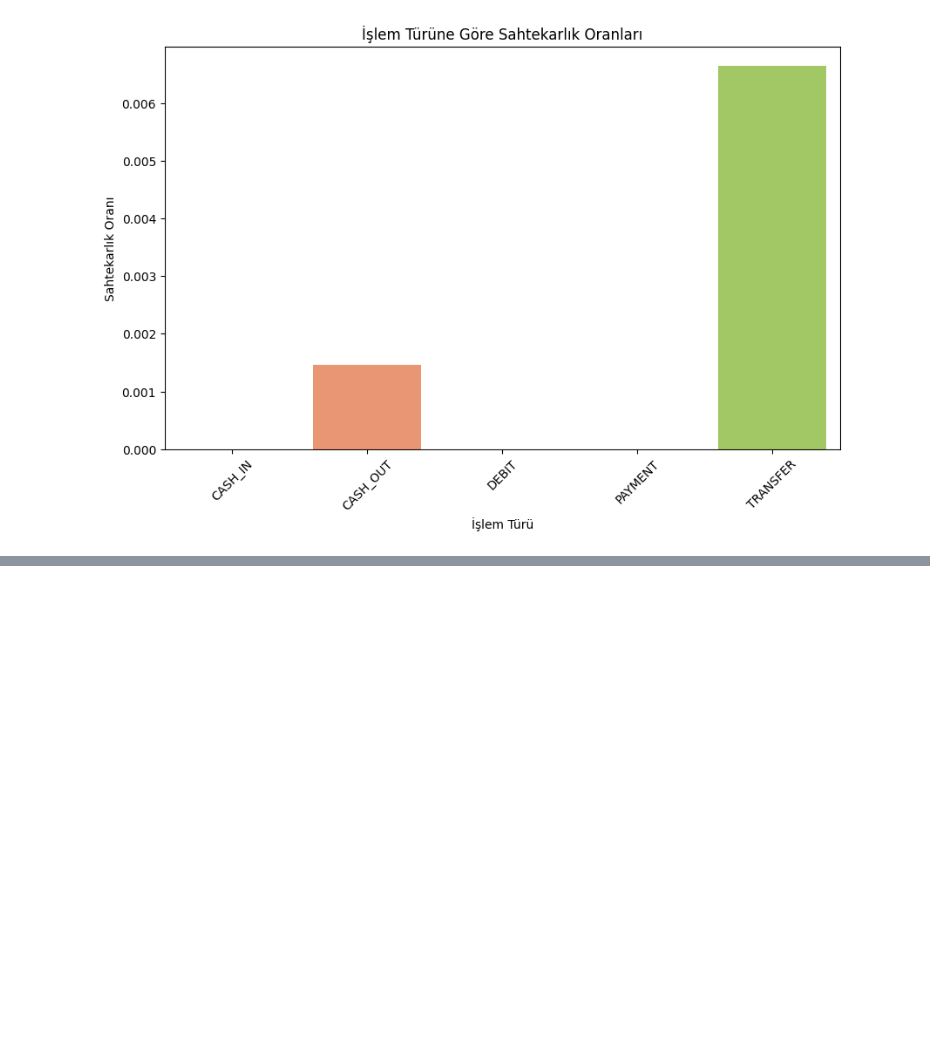
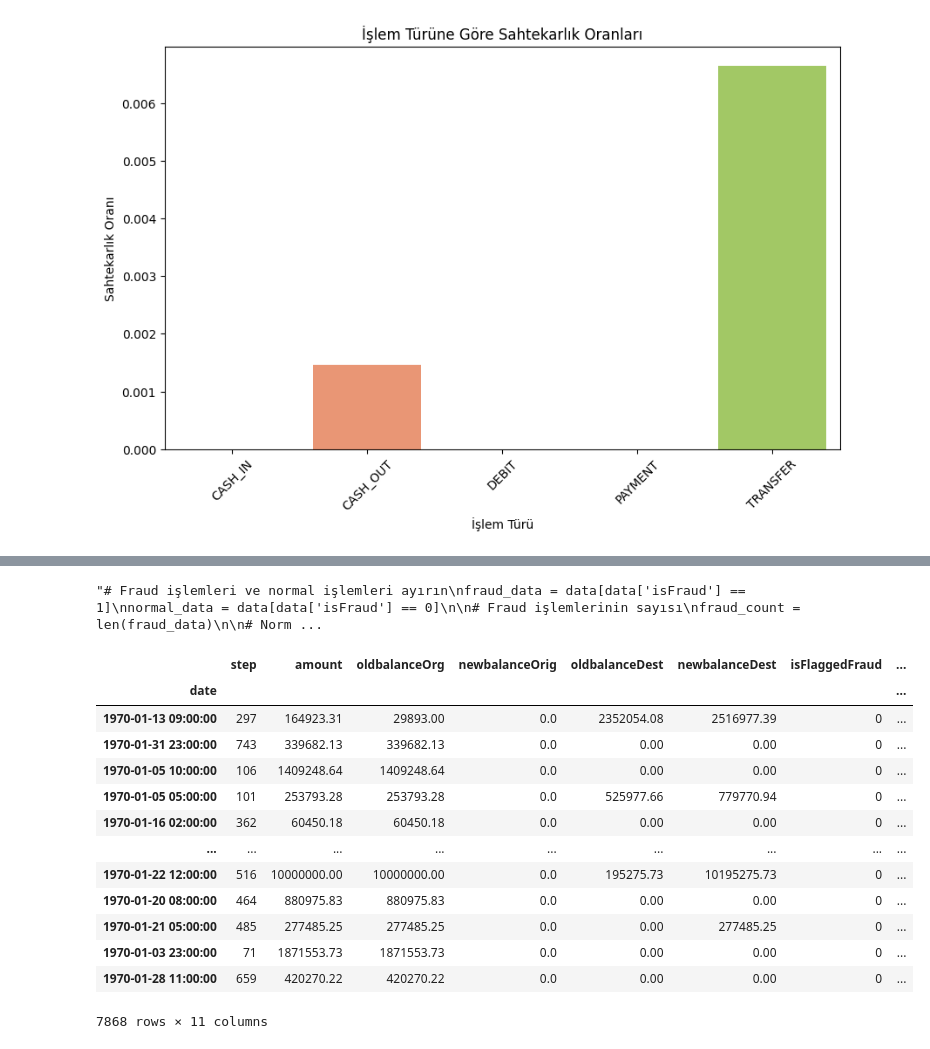
Before and after one commit to Muhammedali26/Projects, a Jupyter notebook: Synthetic-data-fraud-detection/main_ipynb_adlı_not_defterinin_kopyası.ipynb, the cells around one changed output, grey strips where cells are left out. Drawn from its saved outputs; the diff is of its cells as text; code cells hidden in the pictures; blank space fills up the shorter version.

```diff
--- a/Synthetic-data-fraud-detection/main_ipynb_adlı_not_defterinin_kopyası.ipynb
+++ b/Synthetic-data-fraud-detection/main_ipynb_adlı_not_defterinin_kopyası.ipynb
@@ -939,0 +1048,2 @@ plt.show()
+# %%
+data.drop(["type"],axis=1,inplace=True)
@@ -939,0 +1076,2 @@ plt.show()
+# %%
+data = data.dropna(how="any")
@@ -939,0 +1095,2 @@ plt.show()
+# %%
+data.drop(["nameDest","nameOrig"],axis=1,inplace=True)
@@ -939,0 +1131,43 @@ plt.show()
+# %%
+"""# Fraud işlemleri ve normal işlemleri ayırın
+fraud_data = data[data['isFraud'] == 1]
+normal_data = data[data['isFraud'] == 0]
+
+# Fraud işlemlerinin sayısı
+fraud_count = len(fraud_data)
+
+# Normal işlemlerden daha az örneklem alın
+sample_ratio = 0.2  # Örneklem oranını ayarlayın
+normal_sample = normal_data.sample(n=int(fraud_count * sample_ratio), random_state=42)
+
+# Fraud işlemleri ile normal işlemleri birleştirin
+sample_data = pd.concat([fraud_data, normal_sample])
+
+# Örneklem veriyi kullanarak işlemlerin örneklem verisini çıkarın
+X_sample = sample_data.drop(['isFraud'], axis=1)
+y_sample = sample_data['isFraud']
+
+# Eğitim ve test verisi olarak ayırın
+X_train, X_test, y_train, y_test = train_test_split(X_sample, y_sample, test_size=0.2, random_state=42)
+
+# Örneklem veriyi kullanarak modelinizi eğitin ve değerlendirin
+# ... (Random Forest veya diğer bir algoritma ile model eğitimi ve değerlendirmesi)"""
+# %% [output]
+"# Fraud işlemleri ve normal işlemleri ayırın\nfraud_data = data[data['isFraud'] == 1]\nnormal_data = data[data['isFraud'] == 0]\n\n# Fraud işlemlerinin sayısı\nfraud_count = len(fraud_data)\n\n# Norm ...
+# %%
+X_train
+# %% [output]
+|  | step | amount | oldbalanceOrg | newbalanceOrig | oldbalanceDest | newbalanceDest | isFlaggedFraud | ... |
+| date |  |  |  |  |  |  |  | ... |
+| 1970-01-13 09:00:00 | 297 | 164923.31 | 29893.00 | 0.0 | 2352054.08 | 2516977.39 | 0 | ... |
+| 1970-01-31 23:00:00 | 743 | 339682.13 | 339682.13 | 0.0 | 0.00 | 0.00 | 0 | ... |
+| 1970-01-05 10:00:00 | 106 | 1409248.64 | 1409248.64 | 0.0 | 0.00 | 0.00 | 0 | ... |
+| 1970-01-05 05:00:00 | 101 | 253793.28 | 253793.28 | 0.0 | 525977.66 | 779770.94 | 0 | ... |
+| 1970-01-16 02:00:00 | 362 | 60450.18 | 60450.18 | 0.0 | 0.00 | 0.00 | 0 | ... |
+| ... | ... | ... | ... | ... | ... | ... | ... | ... |
+| 1970-01-22 12:00:00 | 516 | 10000000.00 | 10000000.00 | 0.0 | 195275.73 | 10195275.73 | 0 | ... |
+| 1970-01-20 08:00:00 | 464 | 880975.83 | 880975.83 | 0.0 | 0.00 | 0.00 | 0 | ... |
+| 1970-01-21 05:00:00 | 485 | 277485.25 | 277485.25 | 0.0 | 0.00 | 277485.25 | 0 | ... |
+| 1970-01-03 23:00:00 | 71 | 1871553.73 | 1871553.73 | 0.0 | 0.00 | 0.00 | 0 | ... |
+| 1970-01-28 11:00:00 | 659 | 420270.22 | 420270.22 | 0.0 | 0.00 | 0.00 | 0 | ... |
+7868 rows × 11 columns
```
Also changed, not shown: parts of 63 cells of this notebook.
